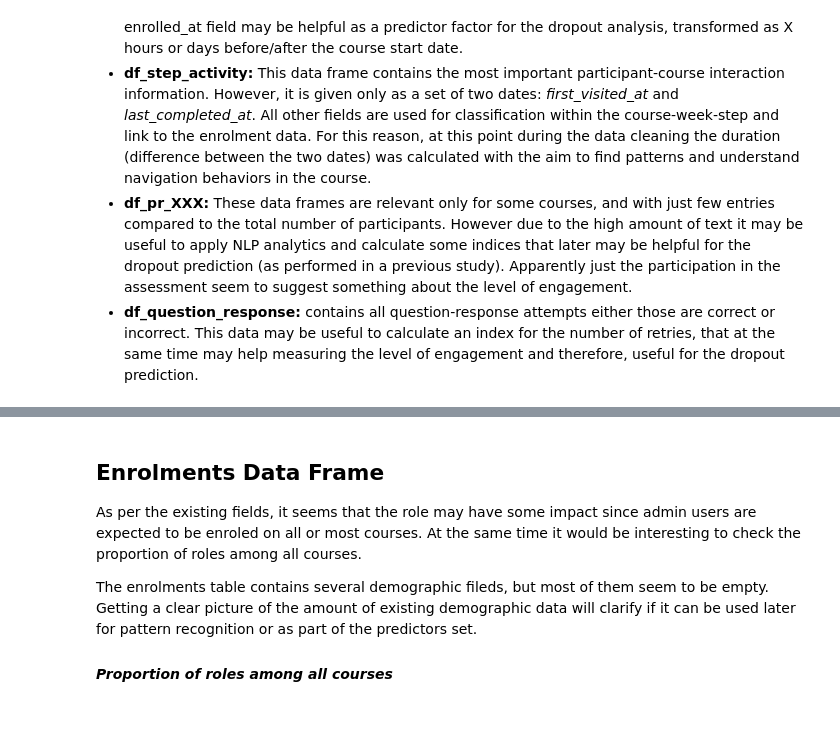
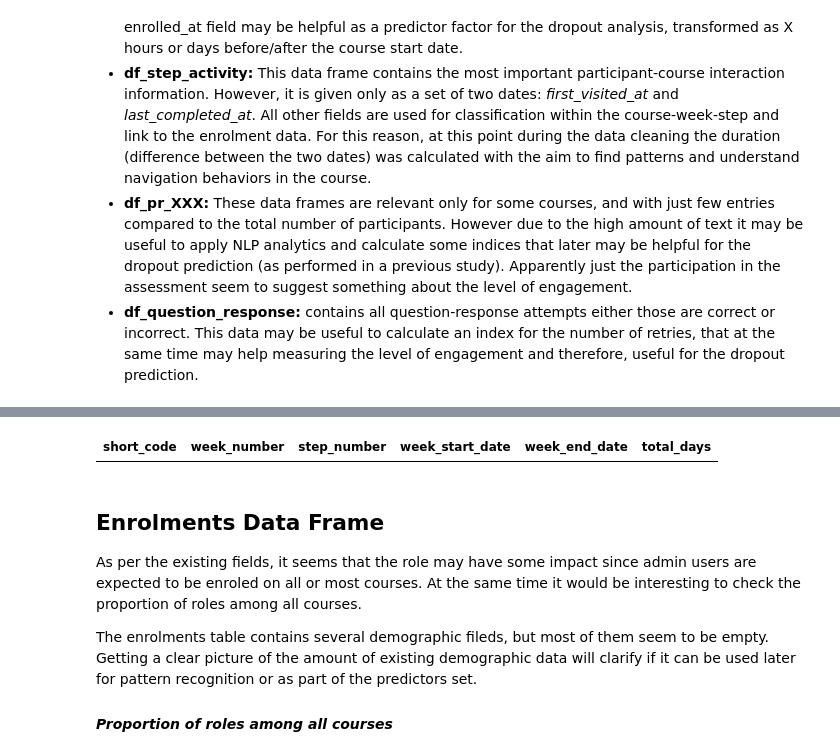
Before and after one commit to miballe/FutureLearnAnalytics, a Jupyter notebook: clean_data_exploration.ipynb, the cells around one changed output, grey strips where cells are left out. Drawn from its saved outputs; the diff is of its cells as text; code cells hidden in the pictures; blank space fills up the shorter version.

```diff
--- a/clean_data_exploration.ipynb
+++ b/clean_data_exploration.ipynb
@@ -86,3 +89,8 @@ df_course_list[,c("short_code", "start_date", "end_date", "total_weeks")]
+# %%
+# Returns the course details detected as unexpected. This function doesn't have parameters.
+get_unexpected_course_details()
+# %% [output]
+| short_code | week_number | step_number | week_start_date | week_end_date | total_days |
 # %% [markdown]
 ## Enrolments Data Frame
 As per the existing fields, it seems that the role may have some impact since admin users are expected to be enroled on all or most courses. At the same time it would be interesting to check the proportion of roles among all courses.
```
Also changed, not shown: parts of 23 cells of this notebook, 5 other files.
